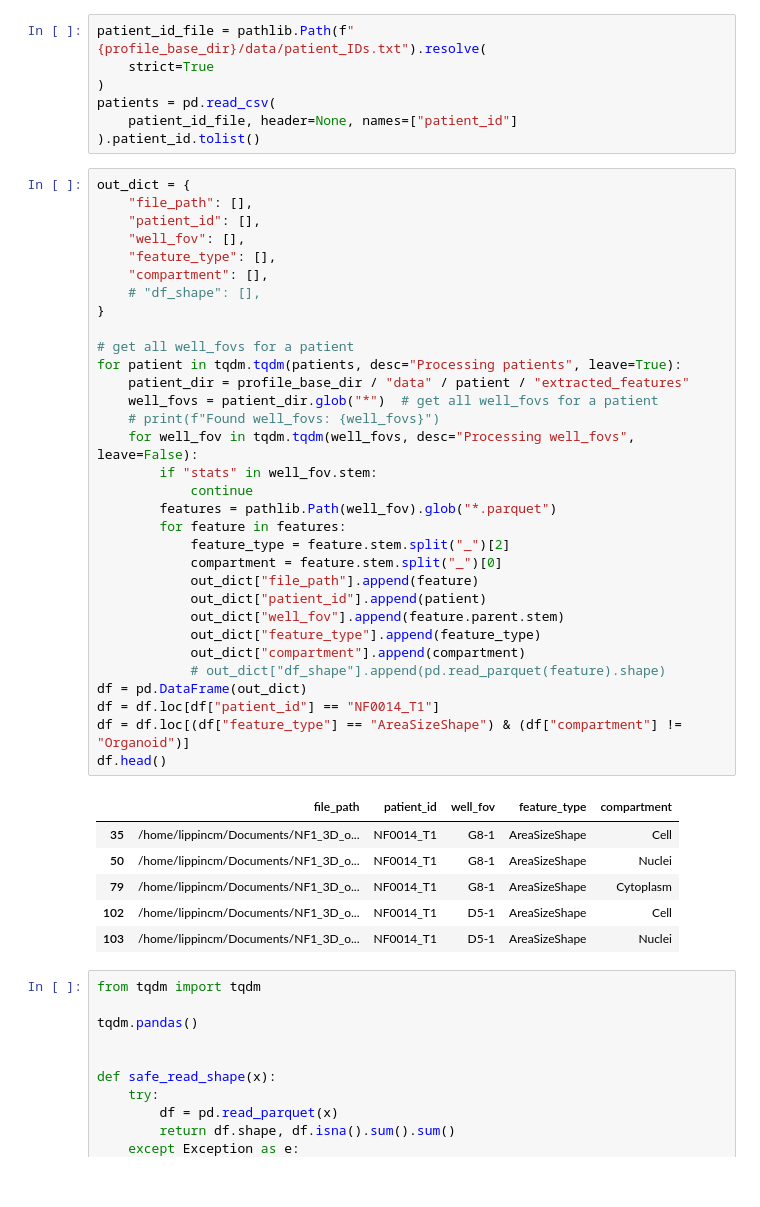
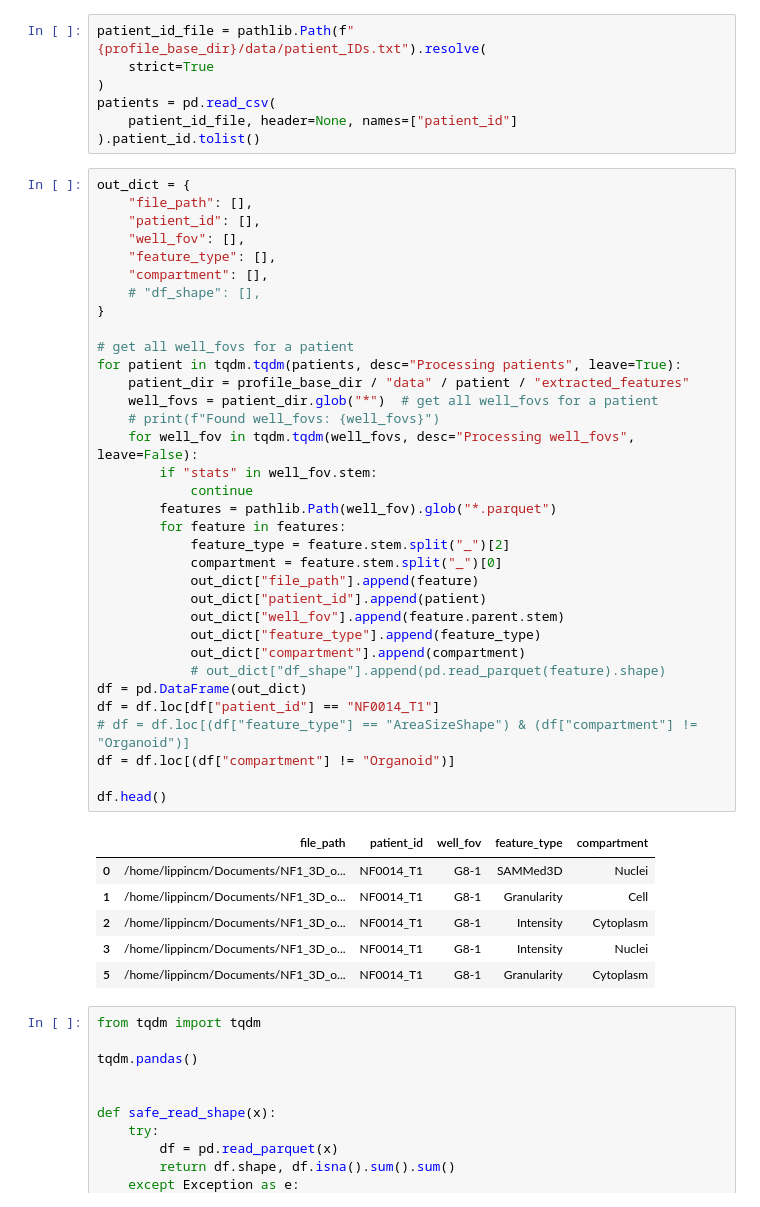
Before and after one commit to WayScience/NF1_3D_organoid_profiling_pipeline, a Jupyter notebook: 3.cellprofiling/notebooks/feature_sanity_checks.ipynb, the cells around one changed output. Drawn from its saved outputs; the diff is of its cells as text.

```diff
--- a/3.cellprofiling/notebooks/feature_sanity_checks.ipynb
+++ b/3.cellprofiling/notebooks/feature_sanity_checks.ipynb
@@ -38,39 +38,41 @@ out_dict = {
     "patient_id": [],
     "well_fov": [],
     "feature_type": [],
     "compartment": [],
     # "df_shape": [],
 }
 
 # get all well_fovs for a patient
 for patient in tqdm.tqdm(patients, desc="Processing patients", leave=True):
     patient_dir = profile_base_dir / "data" / patient / "extracted_features"
     well_fovs = patient_dir.glob("*")  # get all well_fovs for a patient
     # print(f"Found well_fovs: {well_fovs}")
     for well_fov in tqdm.tqdm(well_fovs, desc="Processing well_fovs", leave=False):
         if "stats" in well_fov.stem:
             continue
         features = pathlib.Path(well_fov).glob("*.parquet")
         for feature in features:
             feature_type = feature.stem.split("_")[2]
             compartment = feature.stem.split("_")[0]
             out_dict["file_path"].append(feature)
             out_dict["patient_id"].append(patient)
             out_dict["well_fov"].append(feature.parent.stem)
             out_dict["feature_type"].append(feature_type)
             out_dict["compartment"].append(compartment)
             # out_dict["df_shape"].append(pd.read_parquet(feature).shape)
 df = pd.DataFrame(out_dict)
 df = df.loc[df["patient_id"] == "NF0014_T1"]
-df = df.loc[(df["feature_type"] == "AreaSizeShape") & (df["compartment"] != "Organoid")]
+# df = df.loc[(df["feature_type"] == "AreaSizeShape") & (df["compartment"] != "Organoid")]
+df = df.loc[(df["compartment"] != "Organoid")]
+
 df.head()
 # %% [output]
 |  | file_path | patient_id | well_fov | feature_type | compartment |
-| 35 | /home/lippincm/Documents/NF1_3D_o... | NF0014_T1 | G8-1 | AreaSizeShape | Cell |
-| 50 | /home/lippincm/Documents/NF1_3D_o... | NF0014_T1 | G8-1 | AreaSizeShape | Nuclei |
-| 79 | /home/lippincm/Documents/NF1_3D_o... | NF0014_T1 | G8-1 | AreaSizeShape | Cytoplasm |
-| 102 | /home/lippincm/Documents/NF1_3D_o... | NF0014_T1 | D5-1 | AreaSizeShape | Cell |
-| 103 | /home/lippincm/Documents/NF1_3D_o... | NF0014_T1 | D5-1 | AreaSizeShape | Nuclei |
+| 0 | /home/lippincm/Documents/NF1_3D_o... | NF0014_T1 | G8-1 | SAMMed3D | Nuclei |
+| 1 | /home/lippincm/Documents/NF1_3D_o... | NF0014_T1 | G8-1 | Granularity | Cell |
+| 2 | /home/lippincm/Documents/NF1_3D_o... | NF0014_T1 | G8-1 | Intensity | Cytoplasm |
+| 3 | /home/lippincm/Documents/NF1_3D_o... | NF0014_T1 | G8-1 | Intensity | Nuclei |
+| 5 | /home/lippincm/Documents/NF1_3D_o... | NF0014_T1 | G8-1 | Granularity | Cytoplasm |
 # %%
 from tqdm import tqdm
 
```
Also changed, not shown: parts of 3 cells of this notebook, 21 other files.
